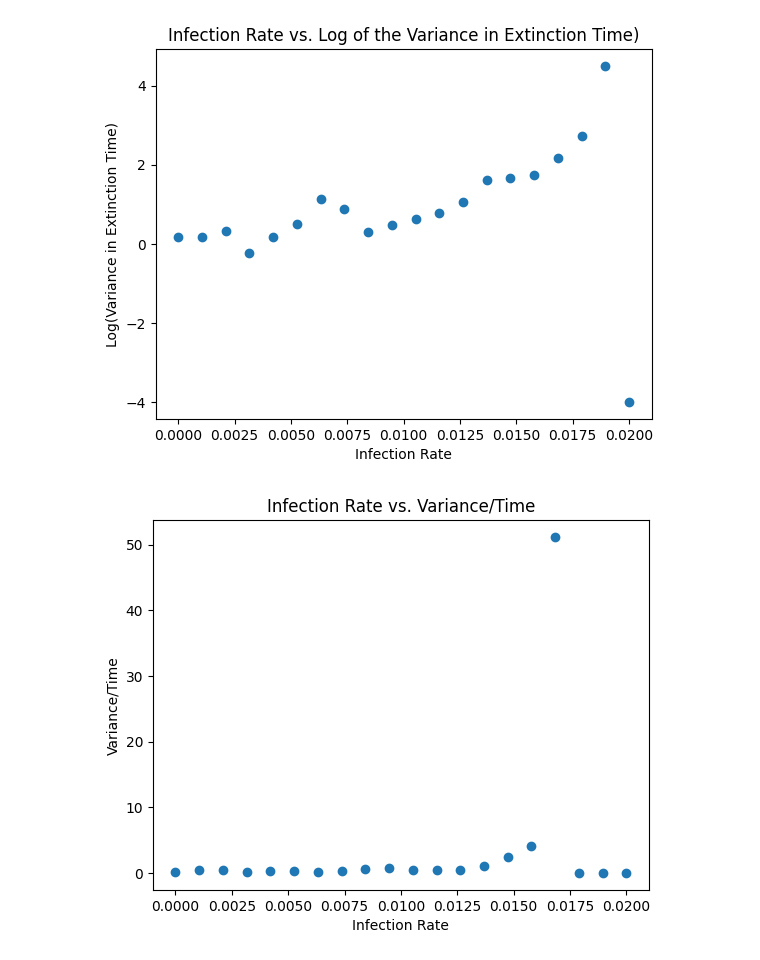
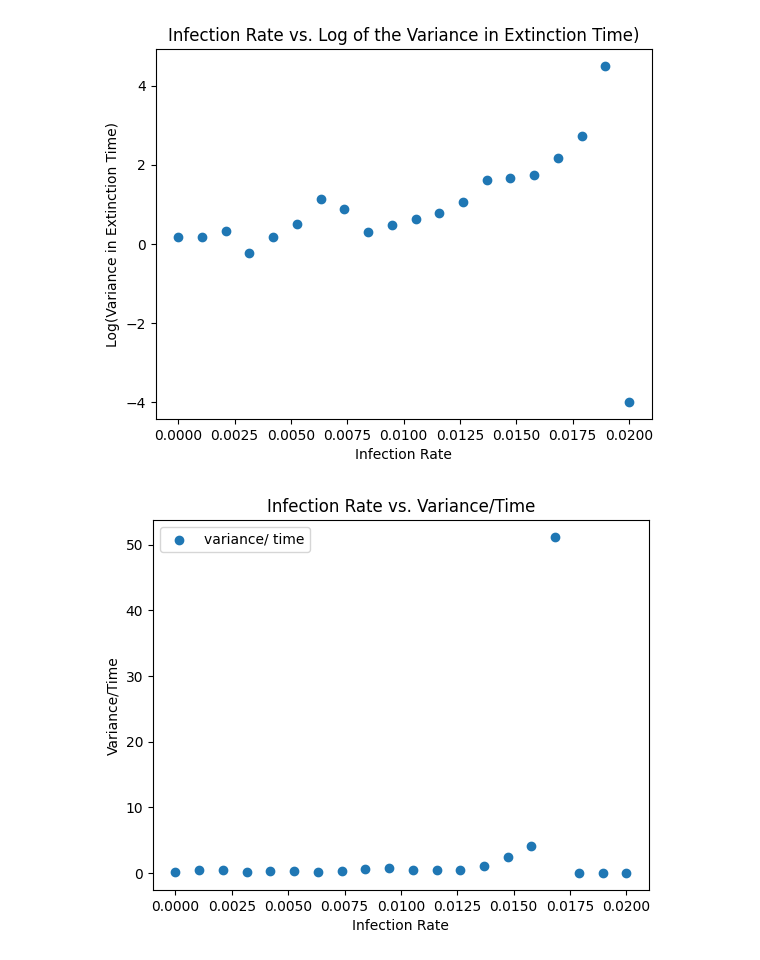
Before and after one commit to sharmashreya2002/iib_project, a Jupyter notebook: Extinction_Time_Simulation/variance_simulation.ipynb, the cells around one changed output. Drawn from its saved outputs; the diff is of its cells as text; code cells hidden in the pictures.

```diff
--- a/Extinction_Time_Simulation/variance_simulation.ipynb
+++ b/Extinction_Time_Simulation/variance_simulation.ipynb
@@ -227,14 +227,16 @@ plt.show()
 # %%
 # Assuming the list of lists is defined as follows:
 time_variance = [[9.150187709674112, 1.8966863656144706], [10.361563710001404, 4.159901797588801], [10.28801298390747, 4.0151635652370015], [10.843674492342405, 2.021266695718521], [11.304420373603396, 2.890391882850905], [11.794234412020622, 2.5845525371036886], [12.391190135505536, 1.9999165848592675], [13.051080129563942, 3.001346137542744], [15.674608150659234, 8.623677638789246], [18.10778259703914, 14.951972766399177], [18.796810874539283, 7.99067650857612], [21.208226265033122, 9.462365365968868], [26.110503278963883, 12.69420560479967], [34.08876030993365, 36.927242913789726], [41.557119994792195, 100.02093975497309], [66.1857386301751, 275.7086154385312], [179.1159303925255, 9168.378408674938], [1000.0, 1e-06], [1000.0, 1e-06], [1000.0, 1e-06]]
 
 # We can use a list comprehension to divide the second element by the first element for each list
 variance_divided_by_time = [lst[1]/lst[0] for lst in time_variance]
+std_divided_by_time = [lst[1]**0.5/lst[0] for lst in time_variance]
 
-plt.scatter(b_array, variance_divided_by_time)
+plt.scatter(b_array, variance_divided_by_time, label = 'variance/ time')
+plt.legend()
 plt.title('Infection Rate vs. Variance/Time')
 plt.ylabel('Variance/Time')
 plt.xlabel('Infection Rate')
 plt.show()
 # %% [output]
-[figure, old version]
+[figure, new version]
```
Also changed, not shown: parts of 1 cell of this notebook.
